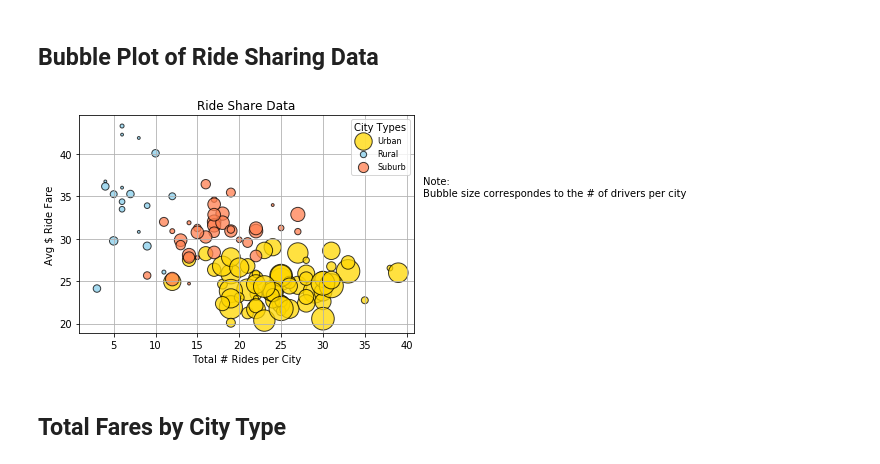
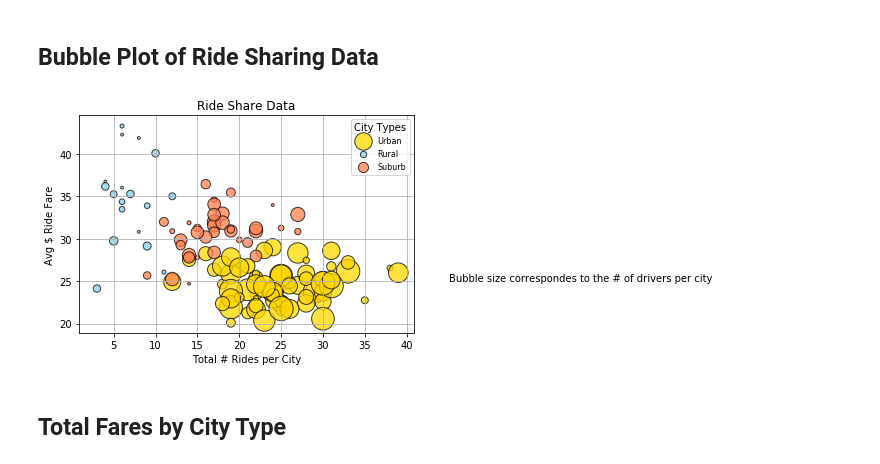
Before and after one commit to crescenzo77/05_matplotlib_HW, a Jupyter notebook: Instructions/Pyber/pyber_starter.ipynb, the cells around one changed output. Drawn from its saved outputs; the diff is of its cells as text; code cells hidden in the pictures.

```diff
--- a/Instructions/Pyber/pyber_starter.ipynb
+++ b/Instructions/Pyber/pyber_starter.ipynb
@@ -35,43 +35,43 @@ urban_type = city_ride_df[city_ride_df["type"] == "Urban"].groupby([city_ride_df
 rural_type = city_ride_df[city_ride_df["type"] == "Rural"].groupby([city_ride_df["city"]])
 suburb_type = city_ride_df[city_ride_df["type"] == "Suburban"].groupby([city_ride_df["city"]])
 
-# Urban calculations of ride count (x), fare average(y), driver count average(s as in size)
+# Urban ride count = x, avg fare = y, avg driver ct = z
 x_urban = urban_type["ride_id"].count()
 y_urban = urban_type["fare"].mean()
-s_urban = urban_type["driver_count"].mean()
+z_urban = urban_type["driver_count"].mean()
 
 # Rural calculations of ride count (x), fare average(y), driver count average(s as in size)
 x_rural = rural_type["ride_id"].count()
 y_rural = rural_type["fare"].mean()
-s_rural = rural_type["driver_count"].mean()
+z_rural = rural_type["driver_count"].mean()
 
 # Suburban calculations of ride count (x), fare average(y), driver count average(s as in size)
 x_suburb = suburb_type["ride_id"].count()
 y_suburb = suburb_type["fare"].mean()
-s_suburb = suburb_type["driver_count"].mean()
+z_suburb = suburb_type["driver_count"].mean()
 
 # Build the scatter plots for each city types
-plt.scatter(x_urban, y_urban, label = "Urban", s=s_urban * 8, color=["gold"], edgecolor="black", alpha = 0.75, marker="o")
-plt.scatter(x_rural, y_rural, label = "Rural", s=s_rural * 8, color=["skyblue"], edgecolor="black", alpha = 0.75, marker="o")
-plt.scatter(x_suburb, y_suburb, label = "Suburb", s=s_suburb  * 8, color=["coral"], edgecolor="black", alpha = 0.75, marker="o")
+plt.scatter(x_urban, y_urban, label = "Urban", s=z_urban * 8, color=["gold"], edgecolor="black", alpha = 0.75, marker="o")
+plt.scatter(x_rural, y_rural, label = "Rural", s=z_rural * 8, color=["skyblue"], edgecolor="black", alpha = 0.75, marker="o")
+plt.scatter(x_suburb, y_suburb, label = "Suburb", s=z_suburb  * 8, color=["coral"], edgecolor="black", alpha = 0.75, marker="o")
 plt.grid()
 
 # Incorporate the other graph properties
 plt.xlabel("Total # Rides per City")
 plt.ylabel("Avg $ Ride Fare")
 plt.title("Ride Share Data")
 
 
 # Create a legend
 legend = plt.legend(fontsize = 8, title= "City Types", loc="best")
 
 # Incorporate a text label regarding circle size
-plt.text(42,35,"Note: \nBubble size correspondes to the # of drivers per city", fontsize = 10)
+plt.text(45,25,"Bubble size correspondes to the # of drivers per city", fontsize = 10)
 
 # Save Figure
 plt.savefig("PyberRideSharingData.png", bbox_inches="tight")
 # %% [output]
-[figure, old version]
+[figure, new version]
 # %%
 # Show plot
 plt.show()
```
Also changed, not shown: parts of 3 cells of this notebook, 1 other file.
